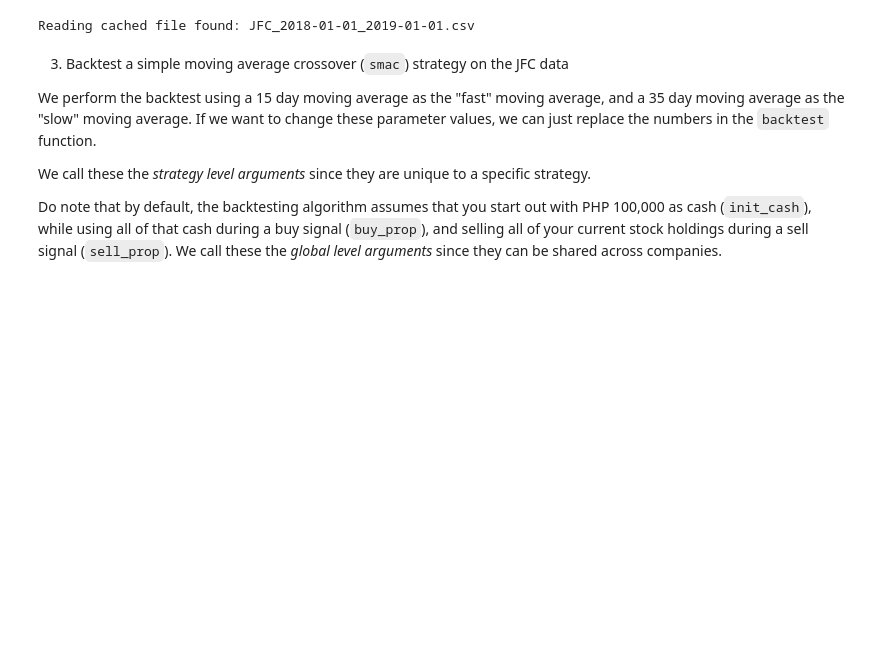
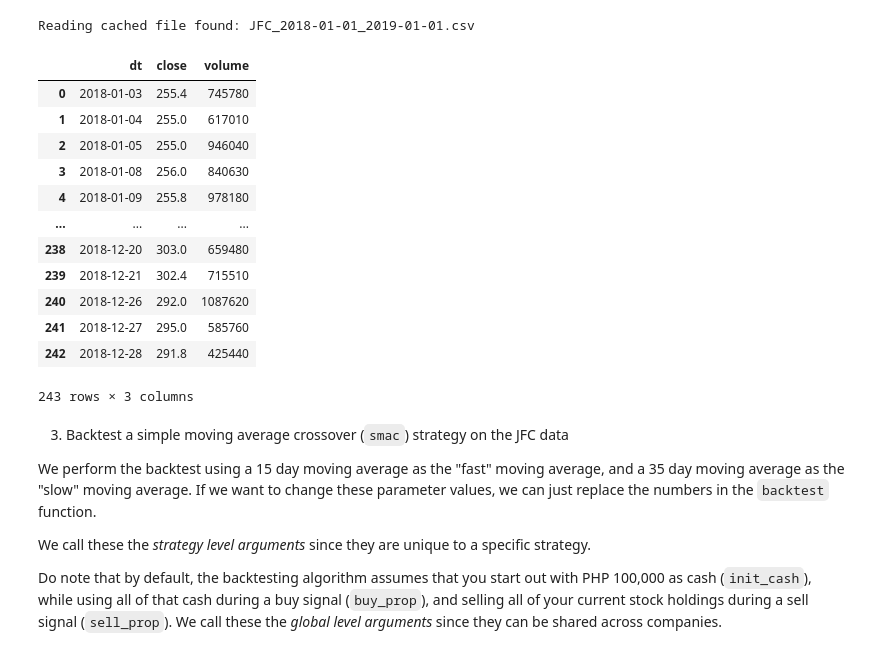
Before and after one commit to enzoampil/fastquant, a Jupyter notebook: lessons/fastquant_lesson2_backtest_your_trading_strategy.ipynb, the cells around one changed output. Saved outputs shown, nothing was run; the diff lists cells and outputs as text; code cells hidden in the pictures; blank space fills up the shorter version.

```diff
--- a/lessons/fastquant_lesson2_backtest_your_trading_strategy.ipynb
+++ b/lessons/fastquant_lesson2_backtest_your_trading_strategy.ipynb
@@ -76,9 +87,25 @@ from fastquant import backtest, get_pse_data
 
 Here, we get DCV (date, closing, volume) data from JFC using the `get_pse_data` function
 # %%
-jfc = get_pse_data("JFC", "2018-01-01", "2019-01-01")
+jfc = get_stock_data("JFC", "2018-01-01", "2019-01-01")
 # %% [output]
 Reading cached file found: JFC_2018-01-01_2019-01-01.csv
+# %%
+jfc
+# %% [output]
+|  | dt | close | volume |
+| 0 | 2018-01-03 | 255.4 | 745780 |
+| 1 | 2018-01-04 | 255.0 | 617010 |
+| 2 | 2018-01-05 | 255.0 | 946040 |
+| 3 | 2018-01-08 | 256.0 | 840630 |
+| 4 | 2018-01-09 | 255.8 | 978180 |
+| ... | ... | ... | ... |
+| 238 | 2018-12-20 | 303.0 | 659480 |
+| 239 | 2018-12-21 | 302.4 | 715510 |
+| 240 | 2018-12-26 | 292.0 | 1087620 |
+| 241 | 2018-12-27 | 295.0 | 585760 |
+| 242 | 2018-12-28 | 291.8 | 425440 |
+243 rows × 3 columns
 # %% [markdown]
 3. Backtest a simple moving average crossover (`smac`) strategy on the JFC data
 
```
Also changed, not shown: parts of 6 cells of this notebook.
